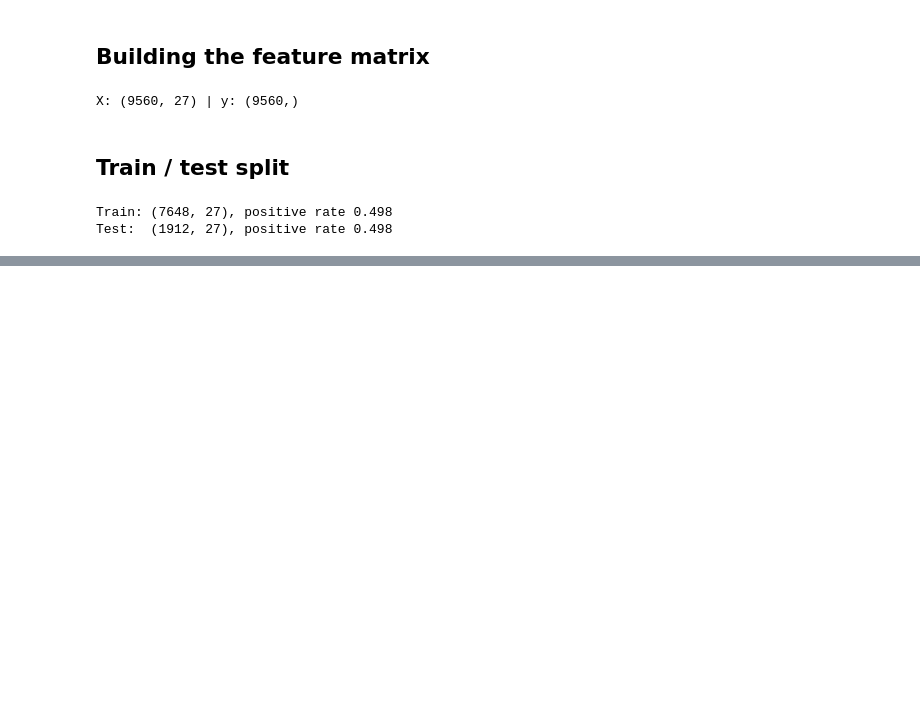
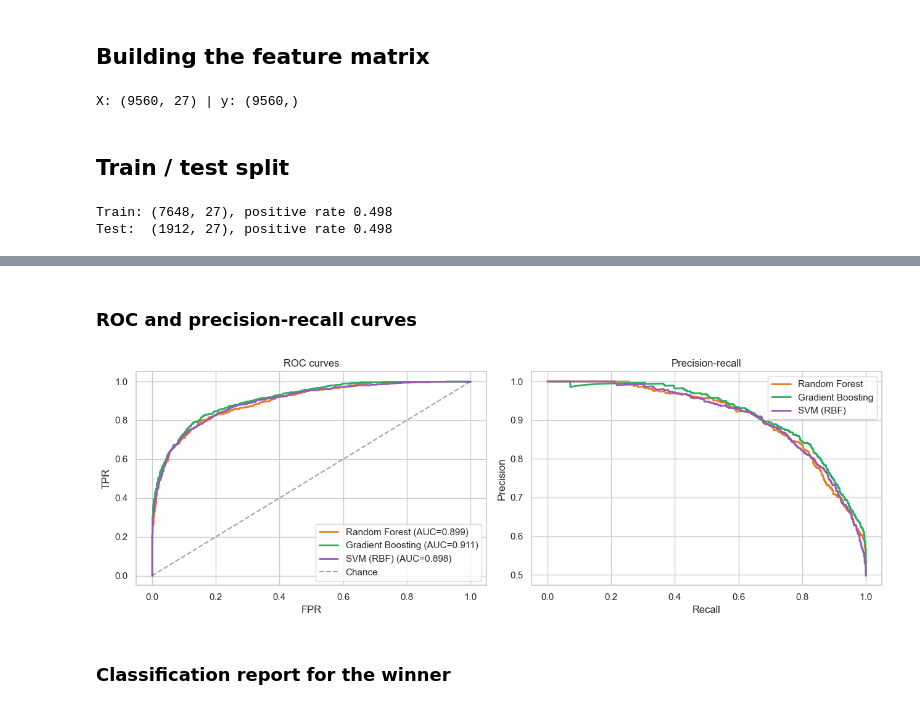
Before and after one commit to soomansapkota/PRT564-Data-Analytics-and-Visualisation-Assessment-4, a Jupyter notebook: PRT564_Assessment4.ipynb, the cells around one changed output, grey strips where cells are left out. Cells and saved outputs as stored; diff of their text form; code cells hidden in the pictures; blank space fills up the shorter version.

Commit message:
Classifications

```diff
--- a/PRT564_Assessment4.ipynb
+++ b/PRT564_Assessment4.ipynb
@@ -382,0 +512,25 @@ Test:  (1912, 27), positive rate 0.498
+# %% [markdown]
+### ROC and precision-recall curves
+# %%
+fig, axes = plt.subplots(1, 2, figsize=(13, 4.5))
+colors = {'Random Forest': '#e67e22', 'Gradient Boosting': '#27ae60', 'SVM (RBF)': '#9b59b6'}
+
+for name, m in models.items():
+    yproba = m.predict_proba(X_test)[:, 1]
+    fpr, tpr, _ = roc_curve(y_test, yproba)
+    auc = roc_auc_score(y_test, yproba)
+    axes[0].plot(fpr, tpr, label=f'{name} (AUC={auc:.3f})', color=colors[name], lw=2)
+    prec, rec, _ = precision_recall_curve(y_test, yproba)
+    axes[1].plot(rec, prec, label=name, color=colors[name], lw=2)
+
+axes[0].plot([0, 1], [0, 1], 'k--', alpha=0.4, label='Chance')
+axes[0].set_xlabel('FPR'); axes[0].set_ylabel('TPR')
+axes[0].set_title('ROC curves'); axes[0].legend()
+axes[1].set_xlabel('Recall'); axes[1].set_ylabel('Precision')
+axes[1].set_title('Precision-recall'); axes[1].legend()
+plt.tight_layout()
+plt.show()
+# %% [output]
+[figure, added]
+# %% [markdown]
+### Classification report for the winner
```
Also changed, not shown: parts of 29 cells of this notebook, 1 other file.
